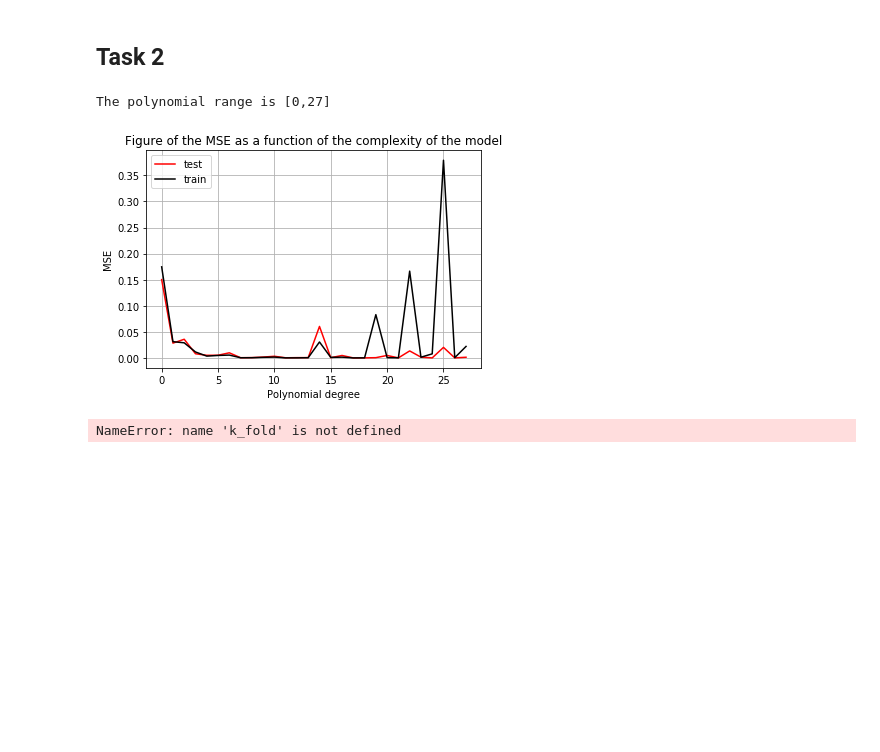
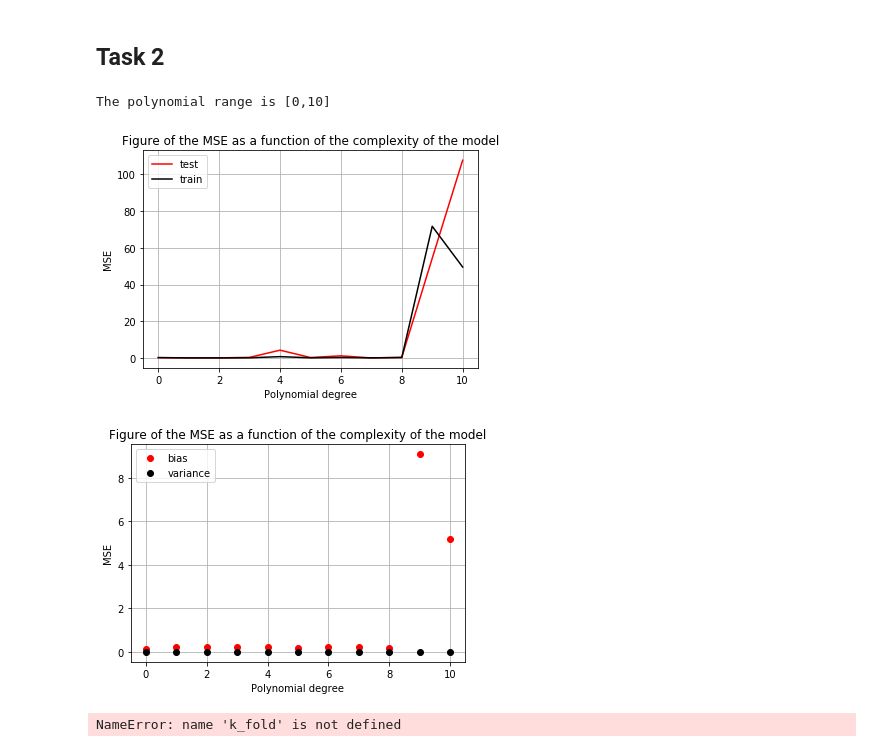
Before and after one commit to MortenTryti/MachineLearning, a Jupyter notebook: Project 1/Project 1.ipynb, the cells around one changed output. Cells and saved outputs as stored; diff of their text form; code cells hidden in the pictures; blank space fills up the shorter version.

Commit message:
bias/variance added

```diff
--- a/Project 1/Project 1.ipynb
+++ b/Project 1/Project 1.ipynb
@@ -97,12 +97,13 @@ def printQ(xdata,xmodel):
     print(f"MSE = |{MSE(xdata,xmodel)}|, R2 = |{r2_score(xdata,xmodel)}|")
     print("--------------------------------------------------------\n")
 
-
+# calculating the MSE, bias and variance using the bootstrap method
 def BootstrapOLS(X_train,X_test,z_train,z_test,numberOfStraps):
     MSEdeglisttest = np.zeros(numberOfStraps)
     MSEdeglisttrain = np.zeros(numberOfStraps)
+    bias = np.zeros(numberOfStraps)
+    variance = np.zeros(numberOfStraps)
     for i in range(numberOfStraps):
-
         bootX,bootz = resample(X_train,z_train.reshape(-1,1))
         bootbetaOLS = OLSmethod(bootX,bootz)
         # Making out model and adding it to a list
@@ -110,7 +111,8 @@ def BootstrapOLS(X_train,X_test,z_train,z_test,numberOfStraps):
         zpred = X_train @ bootbetaOLS
         MSEdeglisttest[i] =MSE(z_test,ztilde)
         MSEdeglisttrain[i]= MSE(z_train,zpred)
-    return np.mean(MSEdeglisttest), np.mean(MSEdeglisttrain)
+        bias[i],variance[j] = biassVariance(z_test,zpred)
+    return np.mean(MSEdeglisttest), np.mean(MSEdeglisttrain), np.mean(bias), np.mean(variance)
 
 def BootstrapRidge(X_train,X_test,z_train,z_test,lam,numberOfStraps):
     MSEdeglisttest = np.zeros(numberOfStraps)
@@ -128,6 +130,8 @@ def BootstrapRidge(X_train,X_test,z_train,z_test,lam,numberOfStraps):
 def plotMSEcomplexity(x,y,z,n):
     MSElisttest = []
     MSElisttrain = []
+    biasList =[]
+    varianceList =[]
     n = n+1
     complexity = np.arange(n)
     print(f"The polynomial range is [{complexity[0]},{complexity[-1]}] ")
@@ -139,16 +143,28 @@ def plotMSEcomplexity(x,y,z,n):
         X_train, X_test, z_train, z_test = train_test_split(X, z.reshape(-1,1), test_size=0.2)
 
         numberOfStraps = 30
-        MSE_train, MSE_test = BootstrapOLS(X_train,X_test,z_train,z_test,numberOfStraps)
+        MSE_train, MSE_test,bias,variance = BootstrapOLS(X_train,X_test,z_train,z_test,numberOfStraps)
 
 
         # Appending the mean to the MSE list when the loop has run for its specific degree
         MSElisttest.append(MSE_train)
         MSElisttrain.append(MSE_test)
+        biasList.append(bias)
+        varianceList.append(variance)
 
-
+    plt.title('ERROR')
     plt.plot(complexity,MSElisttest,"r", label = "test")
     plt.plot(complexity,MSElisttrain,"k", label = "train")
+    plt.xlabel("Polynomial degree")
+    plt.grid()
+    plt.ylabel("MSE")
+    plt.title("Figure of the MSE as a function of the complexity of the model")
+    plt.legend()
+    plt.show()
+
+    plt.title('Bias variance')
+    plt.plot(complexity,biasList,"r", label = "bias",ls='',marker='o')
+    plt.plot(complexity,varianceList,"k", label = "variance",ls='',marker='o')
     plt.xlabel("Polynomial degree")
     plt.grid()
     plt.ylabel("MSE")
@@ -356,27 +372,28 @@ MSE = |0.002994015830010697|, R2 = |0.9965189503902356|
 # %% [markdown]
 ## Task 2
 # %%
-npoints = 150
+npoints = 30
 
 
 # Make data.
 x = np.sort(np.random.uniform(0, 1, npoints))
 y = np.sort(np.random.uniform(0, 1, npoints))
 
 
 #x, y = np.meshgrid(x,y)
 
 
 z = FrankeFunction(x, y)
 z = z #+ 0.1 * np.random.randn(npoints)
 
 
-n = 27
+n = 10
 
 plotMSEcomplexity(x,y,z,n)
 # %% [output]
-The polynomial range is [0,27]
+The polynomial range is [0,10]
-[figure, old version]
+[figure, new version]
+[figure, added]
 # %%
 #K_fold
 
```
